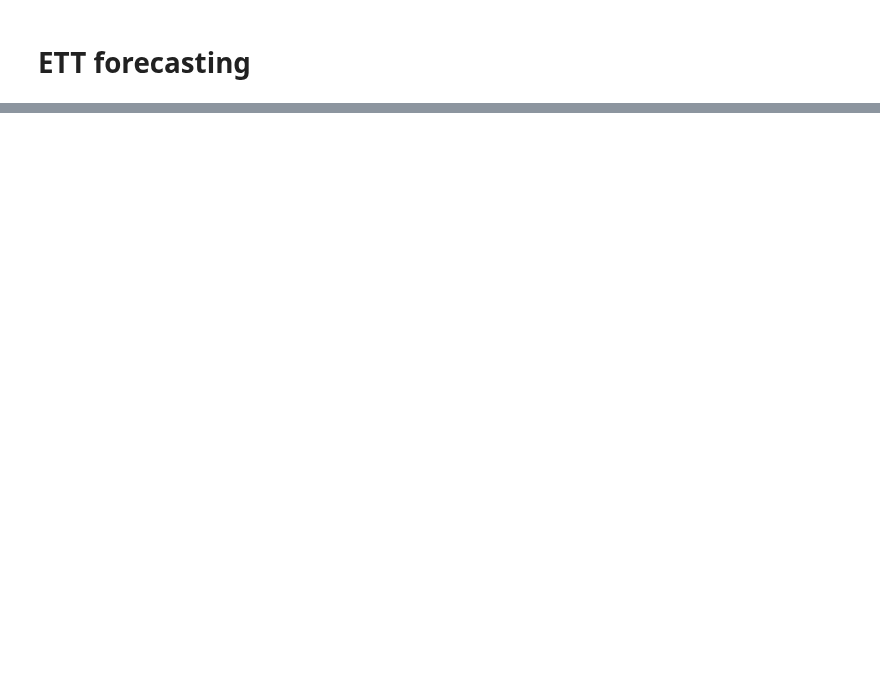
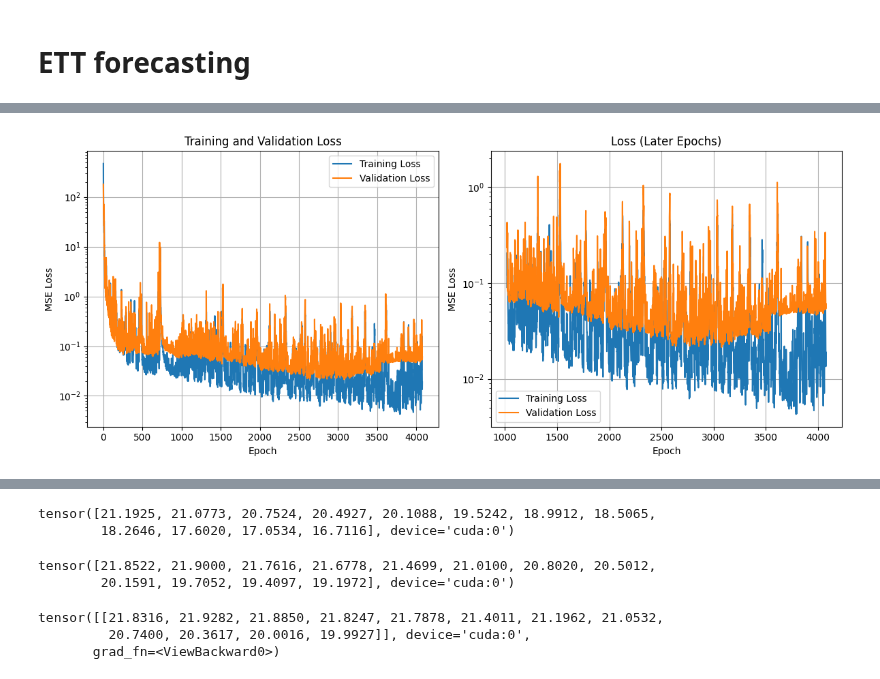
Before and after one commit to harrya32/HTI, a Jupyter notebook: rebuttal_baselines/naive_nn_baseline.ipynb, the cells around one changed output, grey strips where cells are left out. Cells and saved outputs as stored; diff of their text form; code cells hidden in the pictures; blank space fills up the shorter version.

```diff
--- a/rebuttal_baselines/naive_nn_baseline.ipynb
+++ b/rebuttal_baselines/naive_nn_baseline.ipynb
@@ -1239,8 +1304,13 @@ def ett_data_gen():
     """
     Loads the ETT forecast dataset.
     """
-    data = torch.load("../robustness/ett_forecasts_more_noise.pt")
+    data = torch.load("../robustness/ett_forecasts_rebuttals.pt")
     data = data.to(device)
     return data
 # %%
 ett = ett_data_gen()
+# %%
+forecast_portion = ett[:,:,24:]
+input_portion = ett[:,:,:24]
+# %%
+ett_reversed = torch.concat([forecast_portion, input_portion], dim=2)
@@ -1250,0 +1644,35 @@ torch.Size([6, 500, 36])
+# %%
+plt.figure(figsize=(12, 5))
+
+plt.subplot(1, 2, 1)
+plt.plot(training_results['train_losses'], label='Training Loss')
+plt.plot(training_results['val_losses'], label='Validation Loss')
+plt.title('Training and Validation Loss')
+plt.xlabel('Epoch')
+plt.ylabel('MSE Loss')
+plt.yscale('log')
+plt.legend()
+plt.grid(True)
+
+plt.subplot(1, 2, 2)
+start_epoch = max(0, len(training_results['train_losses']) // 4)
+plt.plot(range(start_epoch, len(training_results['train_losses'])),
+         training_results['train_losses'][start_epoch:], label='Training Loss')
+plt.plot(range(start_epoch, len(training_results['val_losses'])),
+         training_results['val_losses'][start_epoch:], label='Validation Loss')
+plt.title('Loss (Later Epochs)')
+plt.xlabel('Epoch')
+plt.ylabel('MSE Loss')
+plt.yscale('log')
+plt.legend()
+plt.grid(True)
+
+plt.tight_layout()
+plt.show()
+
+print(f"Training completed after {training_results['epochs_trained']} epochs")
+print(f"Best validation loss: {training_results['best_val_loss']:.6f}")
+print(f"Final training loss: {training_results['train_losses'][-1]:.6f}")
+print(f"Final validation loss: {training_results['val_losses'][-1]:.6f}")
+# %% [output]
+[figure, added]
@@ -1250,0 +1683,18 @@ torch.Size([6, 500, 36])
+# %%
+ett[1][0][24:]
+# %% [output]
+tensor([21.1925, 21.0773, 20.7524, 20.4927, 20.1088, 19.5242, 18.9912, 18.5065,
+        18.2646, 17.6020, 17.0534, 16.7116], device='cuda:0')
+# %%
+ett[0][0][24:]
+# %% [output]
+tensor([21.8522, 21.9000, 21.7616, 21.6778, 21.4699, 21.0100, 20.8020, 20.5012,
+        20.1591, 19.7052, 19.4097, 19.1972], device='cuda:0')
+# %%
+ett_surrogate_model(ett[0][0][24:].unsqueeze(0),
+                      torch.tensor([[1.0]], device=device),
+                      ett[0][0][:24].unsqueeze(0))
+# %% [output]
+tensor([[21.8316, 21.9282, 21.8850, 21.8247, 21.7878, 21.4011, 21.1962, 21.0532,
+         20.7400, 20.3617, 20.0016, 19.9927]], device='cuda:0',
+       grad_fn=<ViewBackward0>)
```
Also changed, not shown: parts of 16 cells of this notebook, 25 other files.
